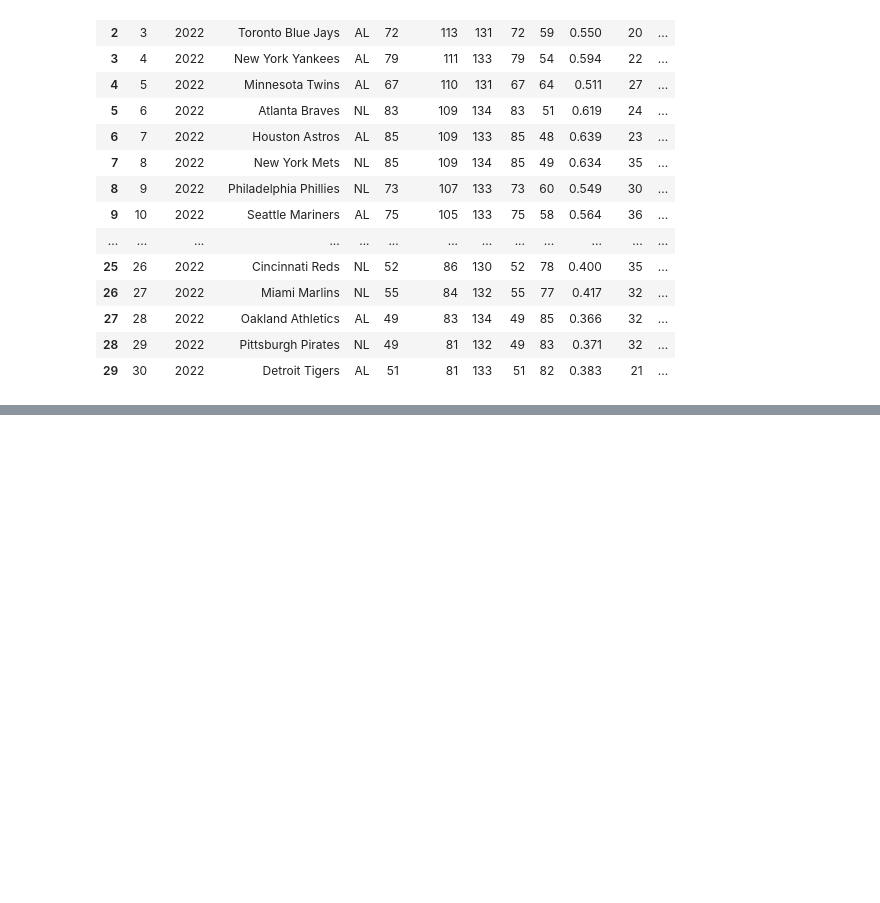
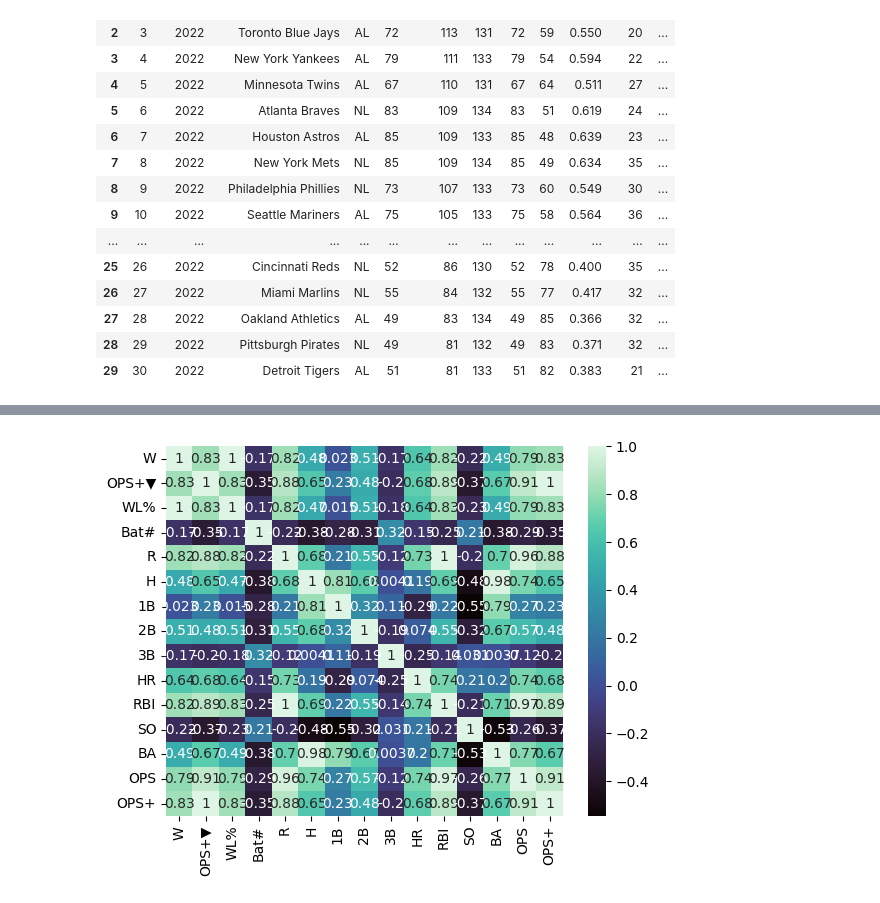
Before and after one commit to ShengChen3/hth_fallprogram, a Jupyter notebook: 2-Finding-an-Interesting-Dataset-ShengC/Untitled.ipynb, the cells around one changed output, grey strips where cells are left out. Drawn from its saved outputs; the diff is of its cells as text; code cells hidden in the pictures; blank space fills up the shorter version.

```diff
--- a/2-Finding-an-Interesting-Dataset-ShengC/Untitled.ipynb
+++ b/2-Finding-an-Interesting-Dataset-ShengC/Untitled.ipynb
@@ -29,0 +98,15 @@ baseball_data
+# %%
+# 4. Does having more runs contribute to higher winning rate?
+# 5. Does having more homeruns contribute to higher winning rate?
+# 6. What is the relationship between BA and OPS?
+# 7. What factors affect OPS+?
+# 8. Does RBI lead to higher WL%?
+# 9. What is the ratio of SB (stolen bases) to CS (caught stealing) in each team?
+# 10. Which team has the highest AB (at-bat) to RBI ratio?
+
+runs_winning = baseball_data[["W", "OPS+▼", "WL%", "Bat#", "R", "H", "1B", "2B", "3B", "HR", "RBI","SO", "BA", "OPS", "OPS+"]]
+
+seaborn.heatmap(runs_winning.corr(), annot = True, cmap = 'mako')
+plt.show()
+# %% [output]
+[figure, added]
```
Also changed, not shown: parts of 4 cells of this notebook, 6 other files.
